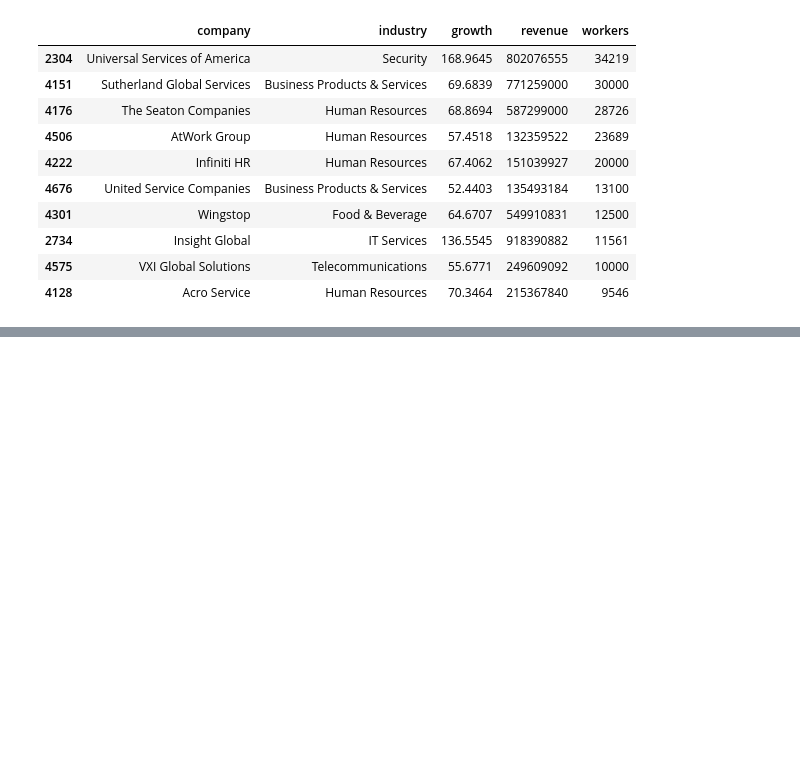
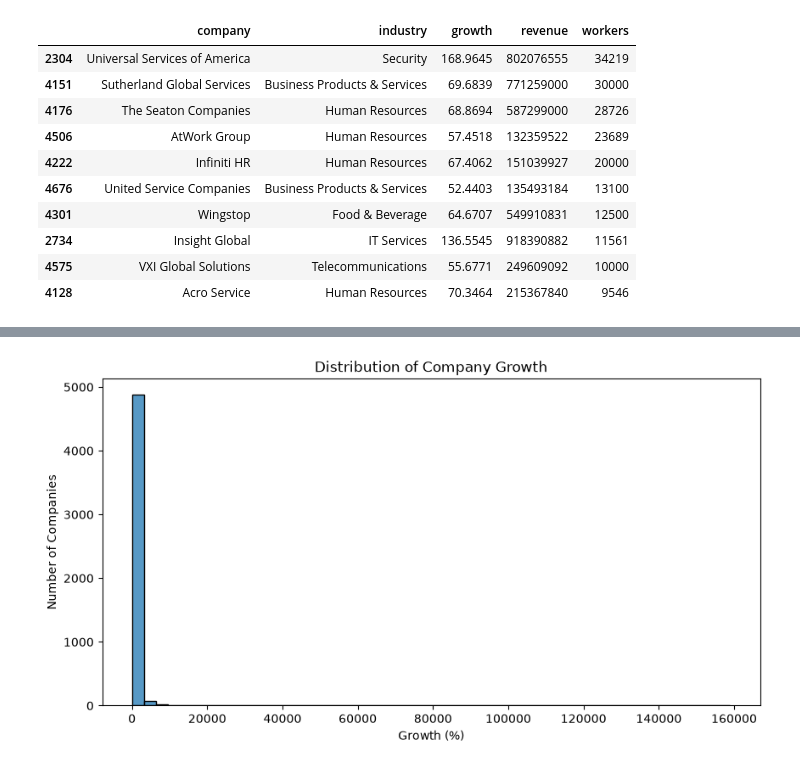
Before and after one commit to Emerson-SM/US_Business_Growth_Industry_Analysis, a Jupyter notebook: notebooks/01_data_exploration.ipynb, the cells around one changed output, grey strips where cells are left out. Cells and saved outputs as stored; diff of their text form; code cells hidden in the pictures; blank space fills up the shorter version.

```diff
--- a/notebooks/01_data_exploration.ipynb
+++ b/notebooks/01_data_exploration.ipynb
@@ -200,0 +325,13 @@ Enterprises workers:
+# %%
+#histograma para visualizacion
+plt.figure(figsize=(10, 5))
+
+sns.histplot(data=df, x="growth", bins=50)
+
+plt.title("Distribution of Company Growth")
+plt.xlabel("Growth (%)")
+plt.ylabel("Number of Companies")
+
+plt.show()
+# %% [output]
+[figure, added]
```
Also changed, not shown: parts of 19 cells of this notebook.
